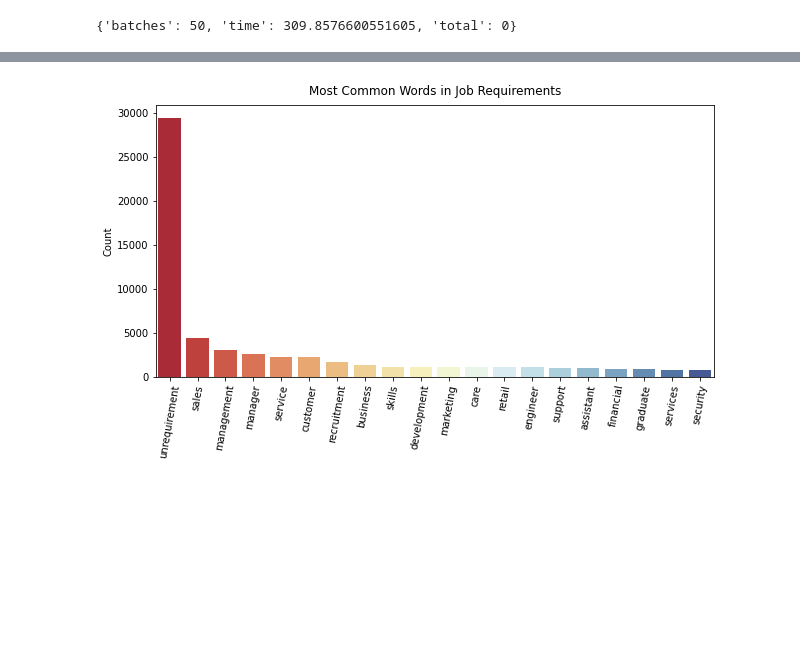
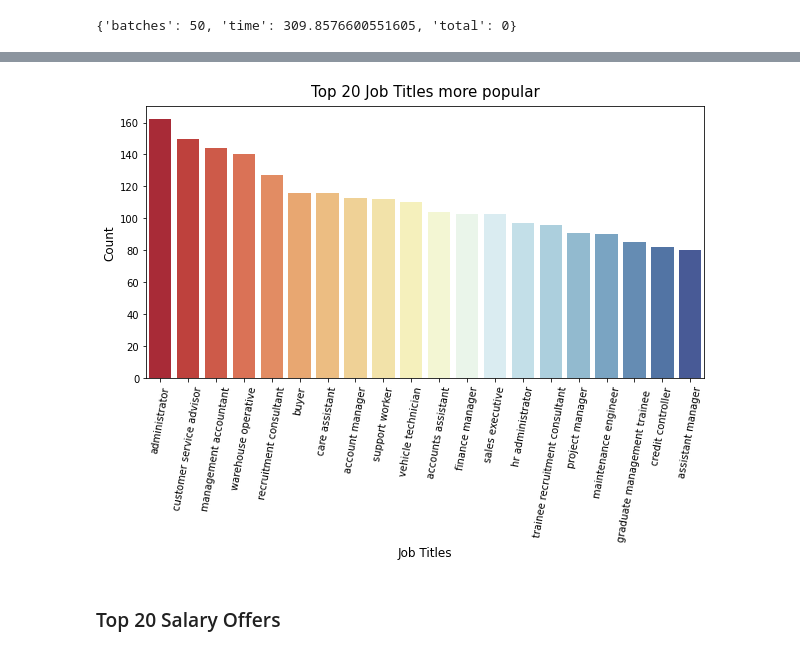
Before and after one commit to EduHdzVillasana/Technical-Test-Torre, a Jupyter notebook: Notebook.ipynb, the cells around one changed output, grey strips where cells are left out. Cells and saved outputs as stored; diff of their text form; code cells hidden in the pictures; blank space fills up the shorter version.

Commit message:
Plots finished

```diff
--- a/Notebook.ipynb
+++ b/Notebook.ipynb
@@ -653,0 +778,8 @@ y = np.array(most_common_20[:,1], dtype=int)
+# %%
+query_string = '''
+MATCH (t:Title)
+RETURN t.title, SIZE(()-[:NAMED_TITLE]->(t)) AS inDegree
+ORDER BY inDegree DESC LIMIT 20
+'''
+top_titles_df = pd.DataFrame([dict(_) for _ in conn.query(query_string)])
+top_titles_df.head(20)
@@ -654,10 +804,14 @@ y = np.array(most_common_20[:,1], dtype=int)
 # %%
+# Top 20 titles barplot
 fig = plt.figure(figsize=(10,5  ))
 ax = fig.add_subplot()
 
-sns.barplot(most_common_20[:, 0], y, ax=ax, palette='RdYlBu');
-ax.set_title('Most Common Words in Job Requirements', pad=10)
-ax.set_ylabel('Count')
+sns.barplot(x = top_titles_df["t.title"], y = top_titles_df["inDegree"], ax=ax, palette='RdYlBu');
+ax.set_title("Top 20 Job Titles more popular", pad=10, size = 15)
+ax.set_ylabel("Count", size = 12)
+ax.set_xlabel("Job Titles", size = 12)
 ax.tick_params(axis='x', rotation=80)
 # %% [output]
-[figure, old version]
+[figure, new version]
+# %% [markdown]
+### Top 20 Salary Offers
```
Also changed, not shown: parts of 38 cells of this notebook.
